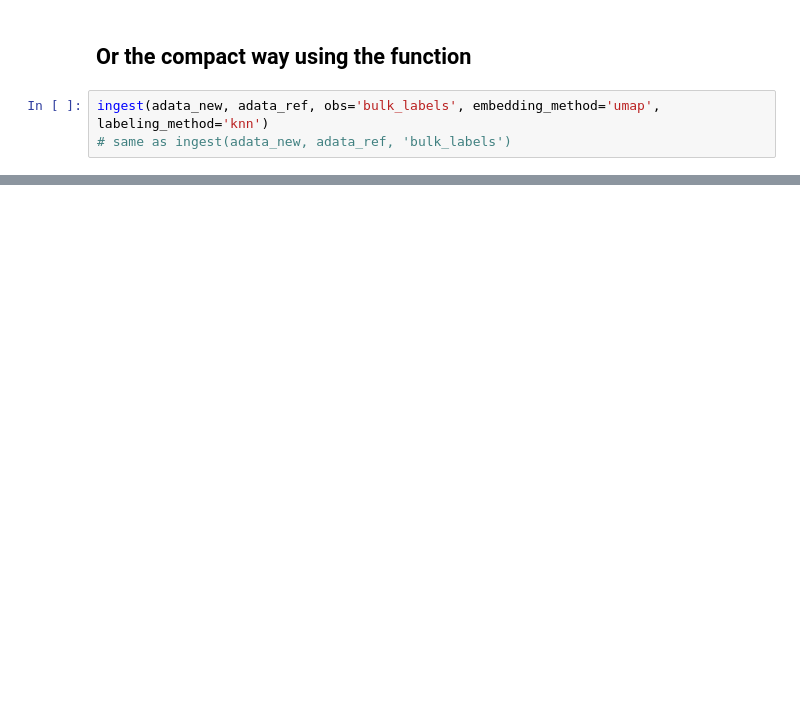
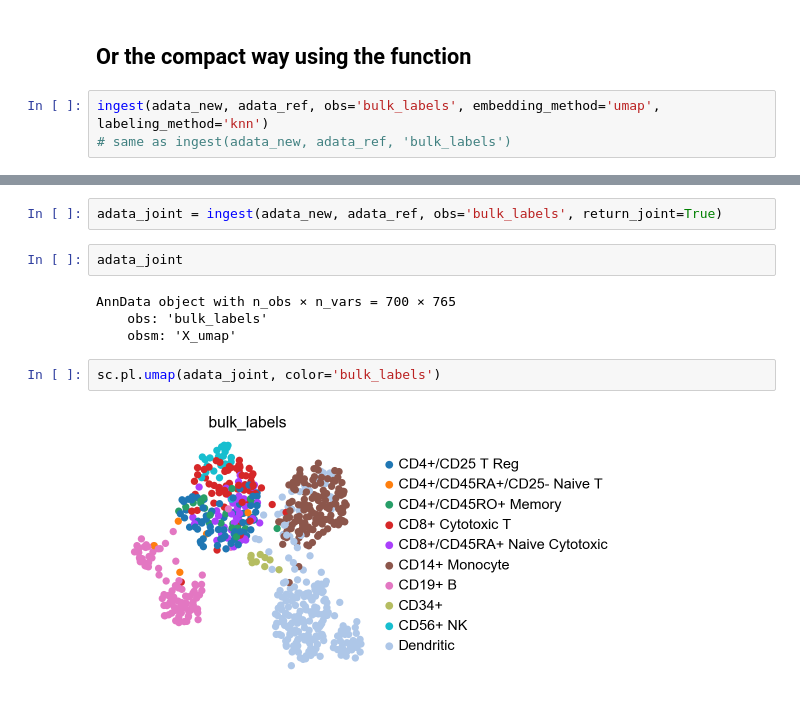
Before and after one commit to Koncopd/anndata-scanpy-benchmarks, a Jupyter notebook: Ingest.ipynb, the cells around one changed output, grey strips where cells are left out. Saved outputs shown, nothing was run; the diff lists cells and outputs as text; blank space fills up the shorter version.

```diff
--- a/Ingest.ipynb
+++ b/Ingest.ipynb
@@ -48,0 +74,12 @@ sc.pl.umap(adata_ref, color='bulk_labels')
+# %%
+adata_joint = ingest(adata_new, adata_ref, obs='bulk_labels', return_joint=True)
+# %%
+adata_joint
+# %% [output]
+AnnData object with n_obs × n_vars = 700 × 765
+    obs: 'bulk_labels'
+    obsm: 'X_umap'
+# %%
+sc.pl.umap(adata_joint, color='bulk_labels')
+# %% [output]
+[figure, added]
```
Also changed, not shown: parts of 11 cells of this notebook.
